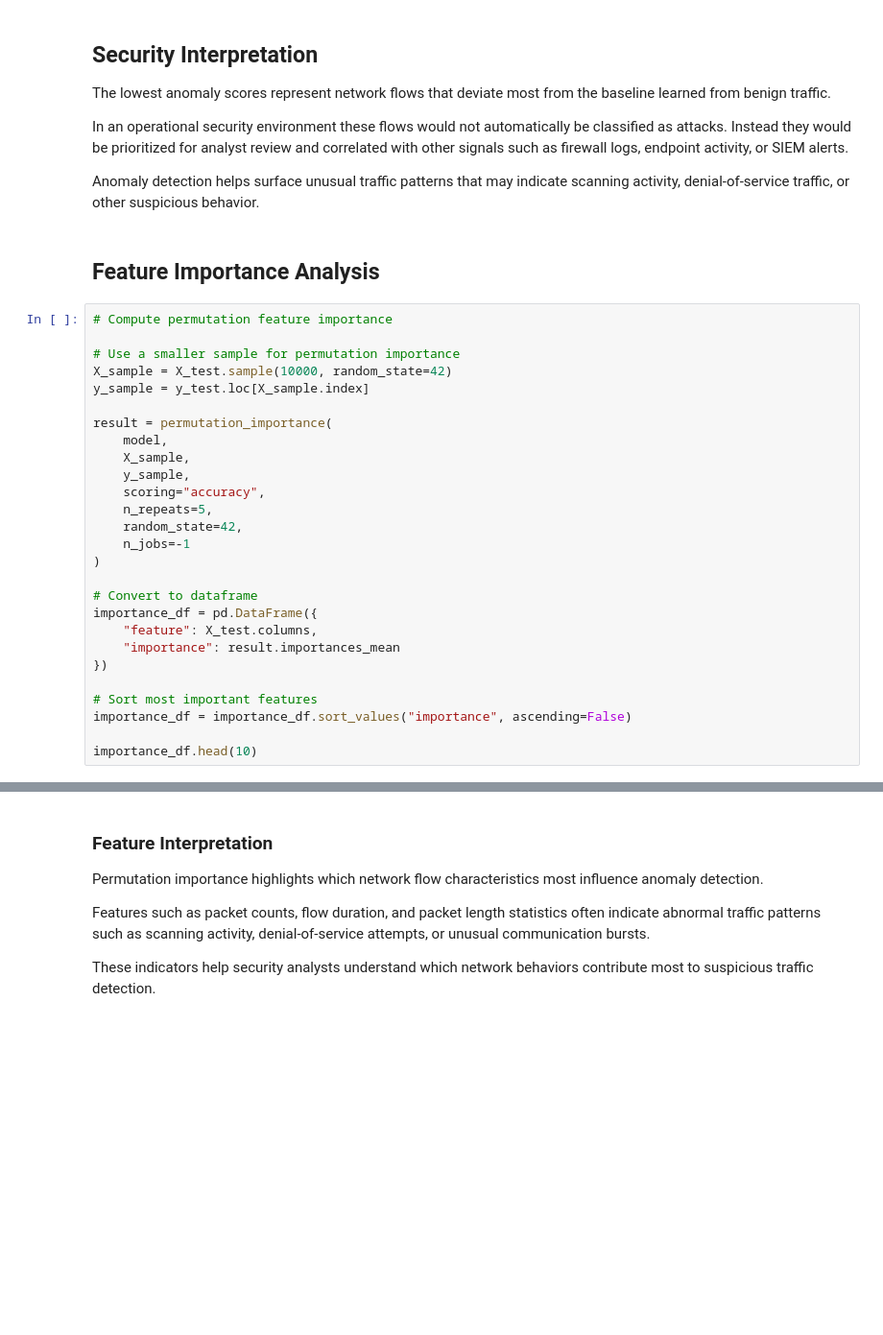
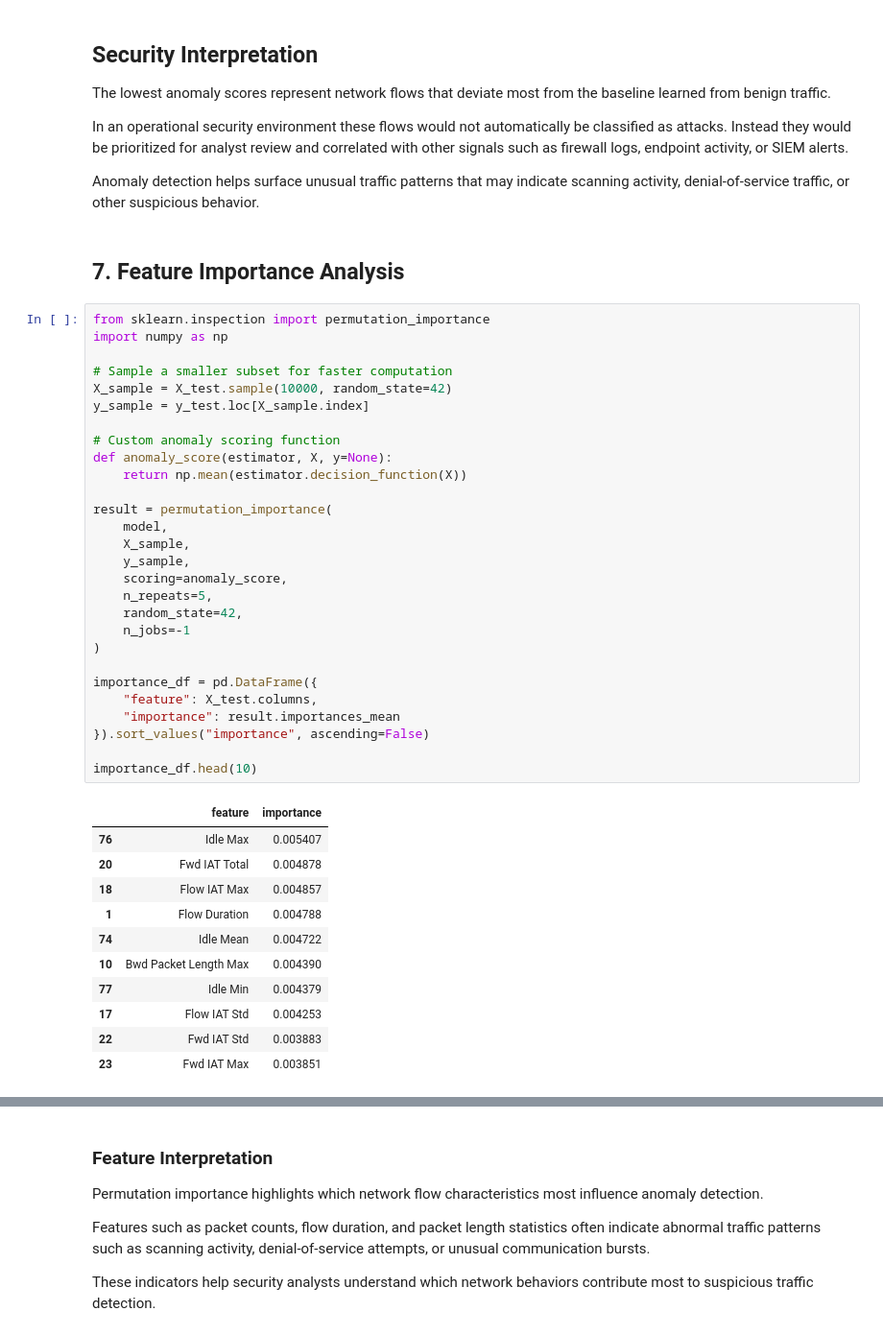
Before and after one commit to benderla/network-attack-detection, a Jupyter notebook: attack_detection_model.ipynb, the cells around one changed output, grey strips where cells are left out. Shown at 96% size. Saved outputs shown, nothing was run; the diff lists cells and outputs as text; blank space fills up the shorter version.

```diff
--- a/attack_detection_model.ipynb
+++ b/attack_detection_model.ipynb
@@ -93,34 +115,47 @@ Anomaly detection helps surface unusual traffic patterns that may
 indicate scanning activity, denial-of-service traffic, or other
 suspicious behavior.
 # %% [markdown]
-## Feature Importance Analysis
+## 7. Feature Importance Analysis
 # %%
-# Compute permutation feature importance
+from sklearn.inspection import permutation_importance
+import numpy as np
 
-# Use a smaller sample for permutation importance
+# Sample a smaller subset for faster computation
 X_sample = X_test.sample(10000, random_state=42)
 y_sample = y_test.loc[X_sample.index]
+
+# Custom anomaly scoring function
+def anomaly_score(estimator, X, y=None):
+    return np.mean(estimator.decision_function(X))
 
 result = permutation_importance(
     model,
     X_sample,
     y_sample,
-    scoring="accuracy",
+    scoring=anomaly_score,
     n_repeats=5,
     random_state=42,
     n_jobs=-1
 )
 
-# Convert to dataframe
 importance_df = pd.DataFrame({
     "feature": X_test.columns,
     "importance": result.importances_mean
-})
-
-# Sort most important features
-importance_df = importance_df.sort_values("importance", ascending=False)
+}).sort_values("importance", ascending=False)
 
 importance_df.head(10)
+# %% [output]
+|  | feature | importance |
+| 76 | Idle Max | 0.005407 |
+| 20 | Fwd IAT Total | 0.004878 |
+| 18 | Flow IAT Max | 0.004857 |
+| 1 | Flow Duration | 0.004788 |
+| 74 | Idle Mean | 0.004722 |
+| 10 | Bwd Packet Length Max | 0.004390 |
+| 77 | Idle Min | 0.004379 |
+| 17 | Flow IAT Std | 0.004253 |
+| 22 | Fwd IAT Std | 0.003883 |
+| 23 | Fwd IAT Max | 0.003851 |
 # %%
 import matplotlib.pyplot as plt
 
```
Also changed, not shown: parts of 13 cells of this notebook, 1 other file.
